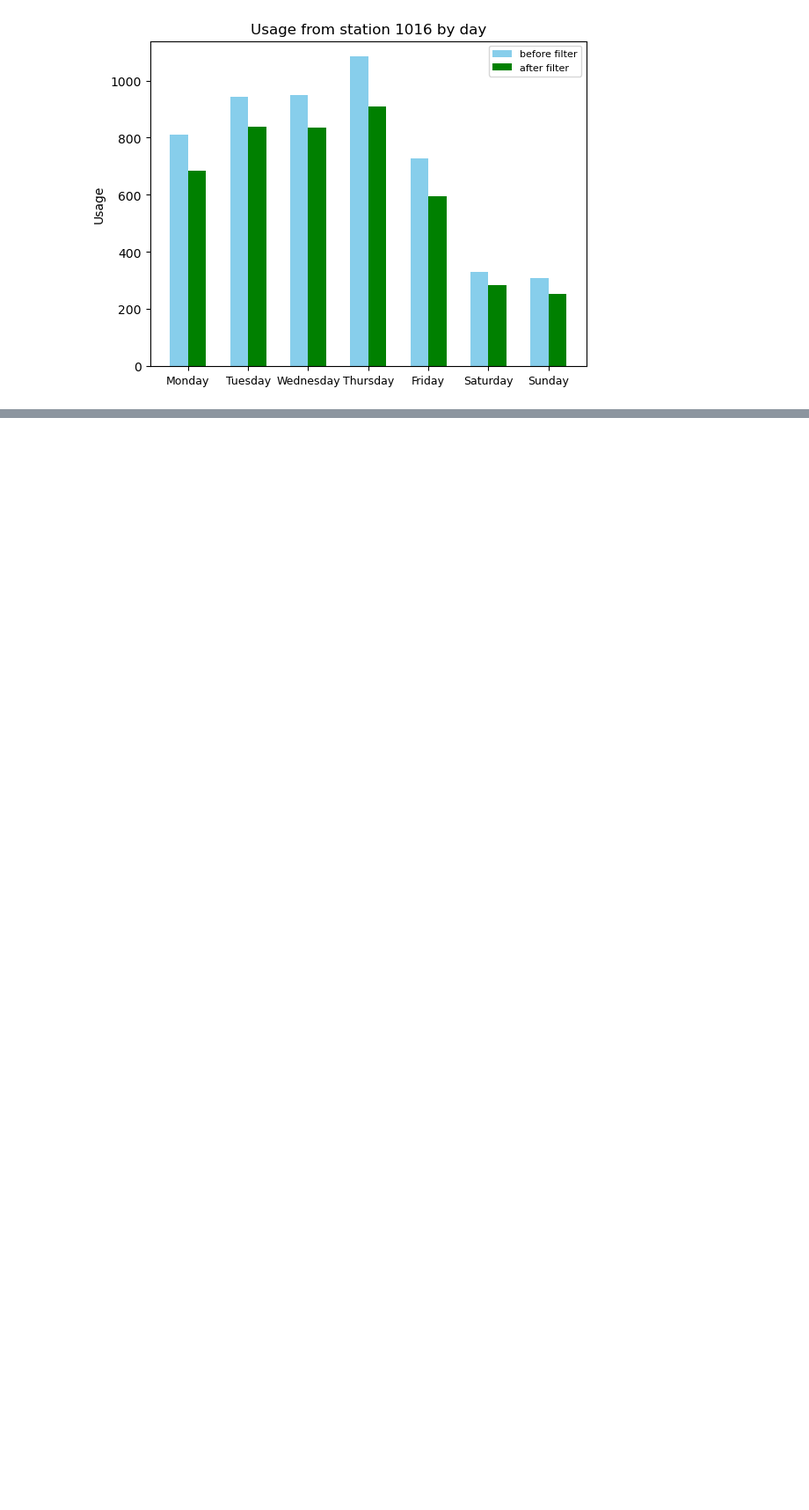
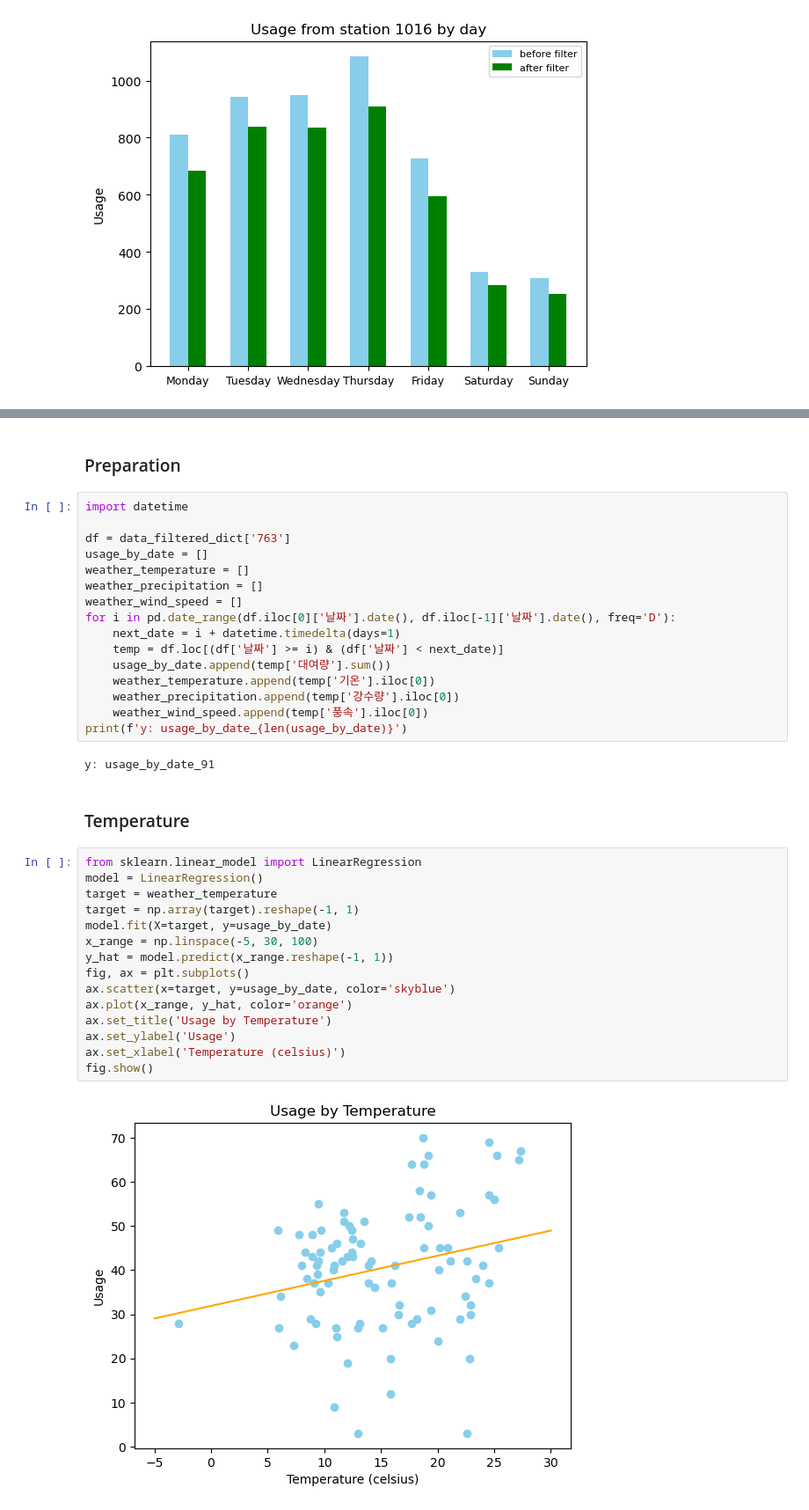
Before and after one commit to FlowerfulFort/TashuAnalysis, a Jupyter notebook: Usage_Analysis_2.ipynb, the cells around one changed output, grey strips where cells are left out. Shown at 88% size. Drawn from its saved outputs; the diff is of its cells as text; blank space fills up the shorter version.

Commit message:
Usage Analysis second part

```diff
--- a/Usage_Analysis_2.ipynb
+++ b/Usage_Analysis_2.ipynb
@@ -214,0 +225,39 @@ fig.show()
+# %% [markdown]
+### Preparation
+# %%
+import datetime
+
+df = data_filtered_dict['763']
+usage_by_date = []
+weather_temperature = []
+weather_precipitation = []
+weather_wind_speed = []
+for i in pd.date_range(df.iloc[0]['날짜'].date(), df.iloc[-1]['날짜'].date(), freq='D'):
+    next_date = i + datetime.timedelta(days=1)
+    temp = df.loc[(df['날짜'] >= i) & (df['날짜'] < next_date)]
+    usage_by_date.append(temp['대여량'].sum())
+    weather_temperature.append(temp['기온'].iloc[0])
+    weather_precipitation.append(temp['강수량'].iloc[0])
+    weather_wind_speed.append(temp['풍속'].iloc[0])
+print(f'y: usage_by_date_{len(usage_by_date)}')
+# %% [output]
+y: usage_by_date_91
+# %% [markdown]
+### Temperature
+# %%
+from sklearn.linear_model import LinearRegression
+model = LinearRegression()
+target = weather_temperature
+target = np.array(target).reshape(-1, 1)
+model.fit(X=target, y=usage_by_date)
+x_range = np.linspace(-5, 30, 100)
+y_hat = model.predict(x_range.reshape(-1, 1))
+fig, ax = plt.subplots()
+ax.scatter(x=target, y=usage_by_date, color='skyblue')
+ax.plot(x_range, y_hat, color='orange')
+ax.set_title('Usage by Temperature')
+ax.set_ylabel('Usage')
+ax.set_xlabel('Temperature (celsius)')
+fig.show()
+# %% [output]
+[figure, added]
```
Also changed, not shown: parts of 28 cells of this notebook.
